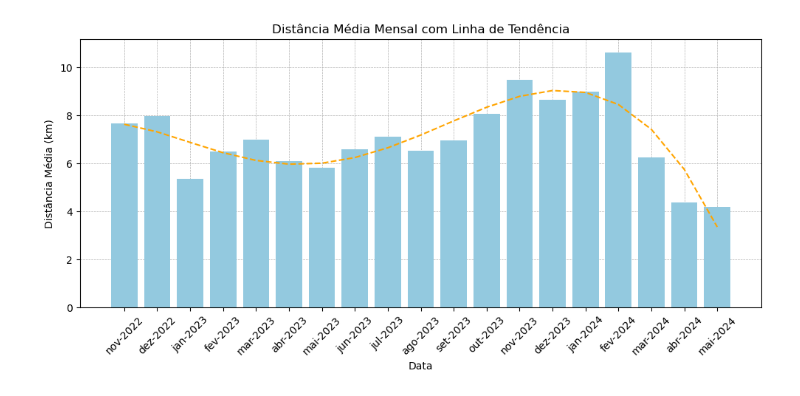
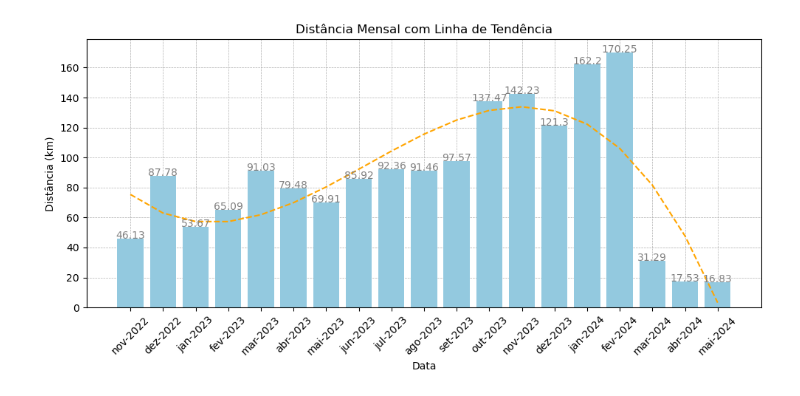
Before and after one commit to idarlenearaujo/PY_PB_Strava, a Jupyter notebook: notebooks/exploracao.ipynb, the cells around one changed output. Saved outputs shown, nothing was run; the diff lists cells and outputs as text; code cells hidden in the pictures.

```diff
--- a/notebooks/exploracao.ipynb
+++ b/notebooks/exploracao.ipynb
@@ -12,48 +111,23 @@ df.columns
 # %%
-# Distância média por mês
+# Distância por mês
 df_distancia = df[df["distance"] > 0].reset_index()
 agrupado = df_distancia.groupby(df_distancia["data"])["distance"].sum().reset_index()
 agrupado['data'] = pd.to_datetime(agrupado['data'])
 agrupado.set_index('data', inplace=True)
-distancia_mensal = agrupado.resample('M')['distance'].mean()
+distancia_mensal = agrupado.resample('M')['distance'].sum()
 distancia_mensal  = distancia_mensal.reset_index()
 
 distancia_mensal['mes_ano'] = distancia_mensal['data'].dt.strftime('%b-%Y')
 
 # Substituindo os nomes dos meses em inglês pelos equivalentes em português
 meses_portugues = {
     'Jan': 'jan', 'Feb': 'fev', 'Mar': 'mar', 'Apr': 'abr',
     'May': 'mai', 'Jun': 'jun', 'Jul': 'jul', 'Aug': 'ago',
     'Sep': 'set', 'Oct': 'out', 'Nov': 'nov', 'Dec': 'dez'
 }
 
 distancia_mensal['mes_ano'] = distancia_mensal['mes_ano'].replace(meses_portugues, regex=True)
 
-# Criando o gráfico de barras
-plt.figure(figsize=(10, 5))
-sns.barplot(x='mes_ano', y='distance', data=distancia_mensal, color='skyblue', zorder=2)
-
-# Calculando a linha de tendência
-z = polyfit(distancia_mensal.index, distancia_mensal['distance'], 5)
-p = poly1d(z)
-
-# Adicionando a linha de tendência ao gráfico
-plt.plot(distancia_mensal.index, p(distancia_mensal.index), color='orange', linestyle='--')
-
-# Adicionando linhas de grade
-plt.grid(True, which='both', axis='y', linestyle='--', linewidth=0.5)
-plt.grid(True, which='both', axis='x', linestyle='--', linewidth=0.5)
-
-# Ajustando as labels do eixo x para melhor visualização
-plt.xticks(rotation=45)
-
-# Adicionando título e labels
-plt.title('Distância Média Mensal com Linha de Tendência')
-plt.xlabel('Data')
-plt.ylabel('Distância Média (km)')
-
-# Mostrando o gráfico
-plt.tight_layout()
-plt.show()
+plot_bar_trend(distancia_mensal, 'mes_ano', 'distance', 'Distância Mensal com Linha de Tendência', 'Data', 'Distância (km)', 'skyblue', trend_degree=3)
 # %% [output]
-[figure, old version]
+[figure, new version]
```
Also changed, not shown: parts of 12 cells of this notebook, 3 other files.
